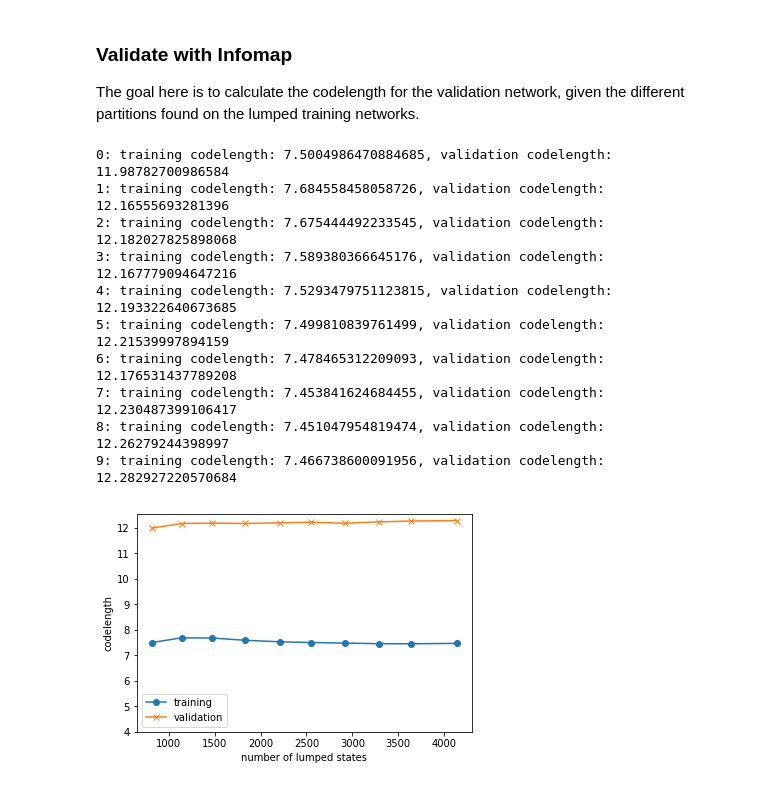
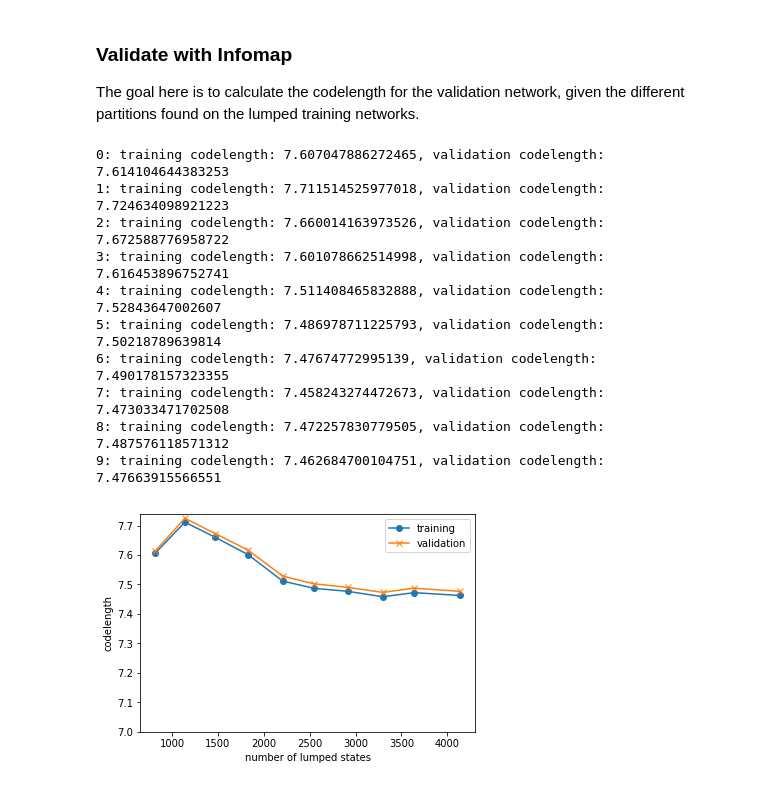
Before and after one commit to mapequation/infomap-notebooks, a Jupyter notebook: 1_4_sparse_flight_data.ipynb, the cells around one changed output. Saved outputs shown, nothing was run; the diff lists cells and outputs as text; code cells hidden in the pictures.

Commit message:
Add method to lump network from other lumped network, keeping state ids matched

```diff
--- a/1_4_sparse_flight_data.ipynb
+++ b/1_4_sparse_flight_data.ipynb
@@ -91,22 +94,34 @@ import matplotlib.pyplot as plt
 import numpy as np
 from state_lumping_network import StateNetwork
 
-sparseNet = StateNetwork()
-sparseNet.readFromFile("output/states_training_order_2.net")
+print("Lumping training network with different cluster rates and lump validation network similarly")
+trainingNet = StateNetwork()
+trainingNet.readFromFile("output/states_training_order_2.net")
+validationNet = StateNetwork()
+validationNet.readFromFile("output/states_validation_order_2.net")
 
-h0 = sparseNet.calcEntropyRate()
+h0 = trainingNet.calcEntropyRate()
 print("\nOriginal average entropy rate:", h0)
-print("Original number of state nodes:", sparseNet.numStateNodes())
+print("Original number of state nodes:", trainingNet.numStateNodes())
 
 clusterRates = np.linspace(0.1, 1, 10)
-numStates = []
-entropyRate = []
+# clusterRates = [0.1, 0.3, 0.5, 0.7, 0.9, 0.95, 0.98, 0.99, 0.999, 1.0]
+trainNumStates = []
+trainEntropyRate = []
+valNumStates = []
+valEntropyRate = []
 
 for i, clusterRate in enumerate(clusterRates):
-    sparseNet.clusterStateNodes(clusterRate=clusterRate)
-    s = sparseNet.numLumpedStateNodes()
-    h = sparseNet.calcLumpedEntropyRate()
-    sparseNet.writeLumpedStateNetwork("output/states_training_lumped_{}.net".format(i))
-    numStates.append(s)
-    entropyRate.append(h)
+    trainingNet.clusterStateNodes(clusterRate=clusterRate)
+    s = trainingNet.numLumpedStateNodes()
+    h = trainingNet.calcLumpedEntropyRate()
+    trainNumStates.append(s)
+    trainEntropyRate.append(h)
+    trainingNet.writeLumpedStateNetwork("output/states_training_lumped_{}.net".format(i))
+    validationNet.clusterStateNodesFromNetwork(trainingNet)
+    validationNet.writeLumpedStateNetwork("output/states_validation_lumped_{}.net".format(i))
+    s = trainingNet.numLumpedStateNodes()
+    h = trainingNet.calcLumpedEntropyRate()
+    valNumStates.append(s)
+    valEntropyRate.append(h)
 # %% [output]
@@ -165,29 +181,29 @@ def partition(inputFilename, cluOutputFile=None, flags="--directed --two-level")
 for i, clusterRate in enumerate(clusterRates):
     trainingCodelength = partition("output/states_training_lumped_{}.net".format(i),
              "output/states_training_lumped_{}.clu".format(i))
-    validationCodelength = calcCodelength("output/states_validation_order_2.net",
+    validationCodelength = calcCodelength("output/states_validation_lumped_{}.net".format(i),
              "output/states_training_lumped_{}.clu".format(i))
     trainingCodelengths.append(trainingCodelength)
     validationCodelengths.append(validationCodelength)
     print("{}: training codelength: {}, validation codelength: {}".format(i, trainingCodelength, validationCodelength))
 # %% [output]
-0: training codelength: 7.5004986470884685, validation codelength: 11.98782700986584
-1: training codelength: 7.684558458058726, validation codelength: 12.16555693281396
-2: training codelength: 7.675444492233545, validation codelength: 12.182027825898068
-3: training codelength: 7.589380366645176, validation codelength: 12.167779094647216
-4: training codelength: 7.5293479751123815, validation codelength: 12.193322640673685
-5: training codelength: 7.499810839761499, validation codelength: 12.21539997894159
-6: training codelength: 7.478465312209093, validation codelength: 12.176531437789208
-7: training codelength: 7.453841624684455, validation codelength: 12.230487399106417
-8: training codelength: 7.451047954819474, validation codelength: 12.26279244398997
-9: training codelength: 7.466738600091956, validation codelength: 12.282927220570684
+0: training codelength: 7.607047886272465, validation codelength: 7.614104644383253
+1: training codelength: 7.711514525977018, validation codelength: 7.724634098921223
+2: training codelength: 7.660014163973526, validation codelength: 7.672588776958722
+3: training codelength: 7.601078662514998, validation codelength: 7.616453896752741
+4: training codelength: 7.511408465832888, validation codelength: 7.52843647002607
+5: training codelength: 7.486978711225793, validation codelength: 7.50218789639814
+6: training codelength: 7.47674772995139, validation codelength: 7.490178157323355
+7: training codelength: 7.458243274472673, validation codelength: 7.473033471702508
+8: training codelength: 7.472257830779505, validation codelength: 7.487576118571312
+9: training codelength: 7.462684700104751, validation codelength: 7.47663915566551
 # %%
-plt.plot(numStates, trainingCodelengths, marker='o')
-plt.plot(numStates, validationCodelengths, marker='x')
+plt.plot(trainNumStates, trainingCodelengths, marker='o')
+plt.plot(valNumStates, validationCodelengths, marker='x')
 plt.legend(["training", "validation"])
 plt.xlabel("number of lumped states")
 plt.ylabel("codelength")
-plt.ylim(ymin=4)
+plt.ylim(ymin=7)
 plt.show()
 # %% [output]
-[figure, old version]
+[figure, new version]
```
Also changed, not shown: parts of 3 cells of this notebook, 2 other files.
